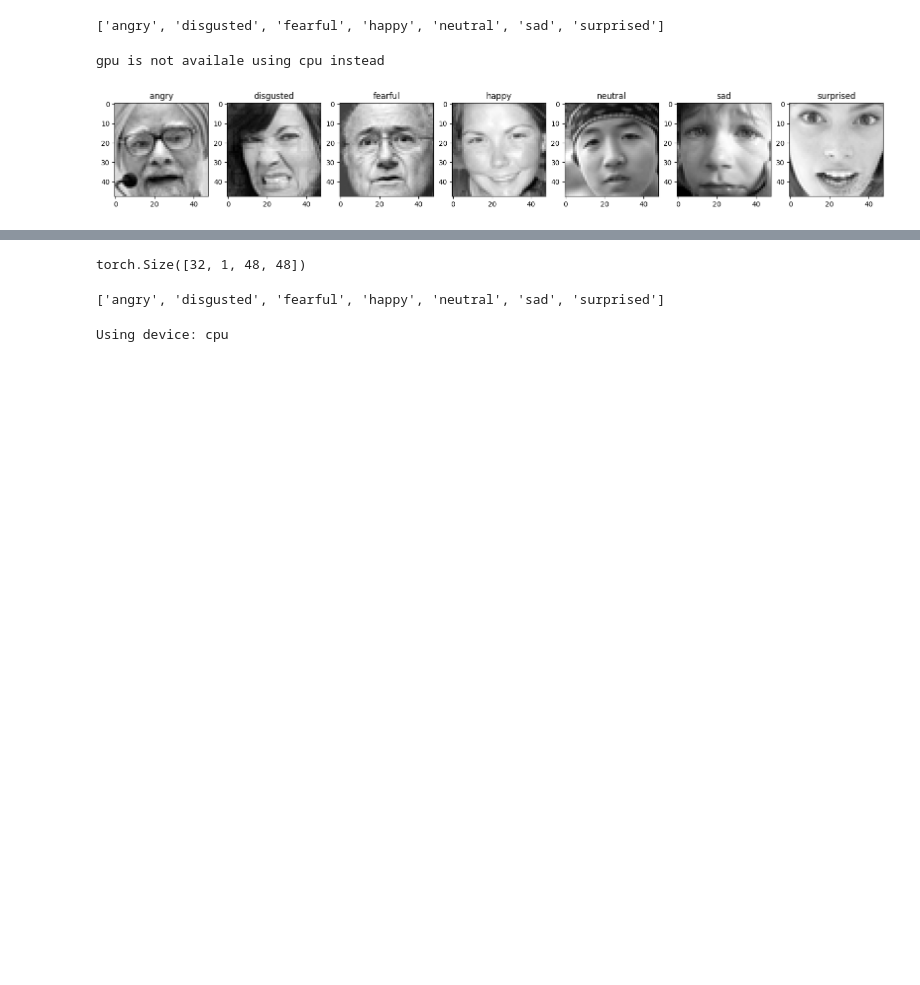
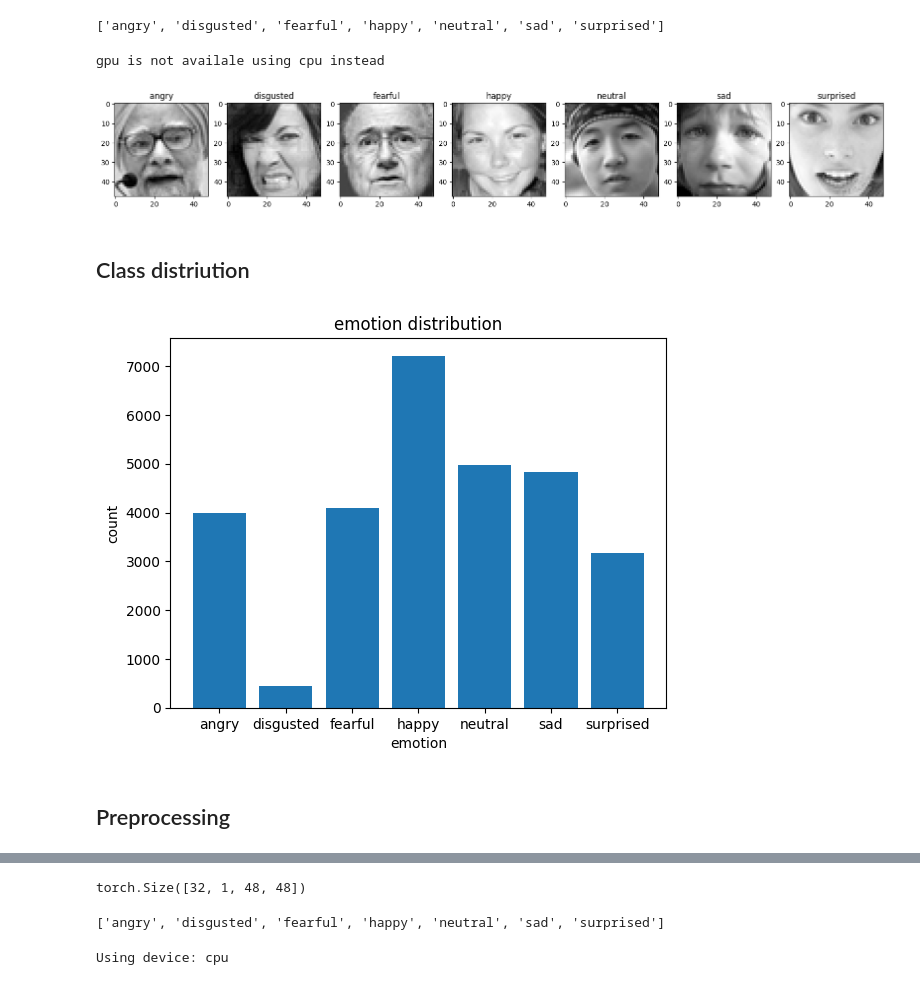
Before and after one commit to meli20002/real-time-emotion-detection-with-cnn, a Jupyter notebook: CNN_for_emotion_detection.ipynb, the cells around one changed output, grey strips where cells are left out. Cells and saved outputs as stored; diff of their text form; code cells hidden in the pictures; blank space fills up the shorter version.

```diff
--- a/CNN_for_emotion_detection.ipynb
+++ b/CNN_for_emotion_detection.ipynb
@@ -63,6 +63,27 @@ for i in range (len(target_var)):
 plt.show()
 # %% [output]
 [figure]
+# %% [markdown]
+## Class distriution
+# %%
+lables=[]
+counts=[]
+
+for folder in os.listdir(train_dir):
+    folder_path=os.path.join(train_dir,folder)
+    if os.path.isdir(folder_path):
+        lables.append(folder)
+        counts.append(len(os.listdir(folder_path)))
+# %%
+plt.bar(lables,counts)
+plt.xlabel('emotion')
+plt.ylabel('count')
+plt.title('emotion distribution')
+plt.show()
+# %% [output]
+[figure, added]
+# %% [markdown]
+## Preprocessing
 # %%
 def get_mean_std(loader):
     channels_sum,channels_ss, num_batches =0, 0 ,0
```
Also changed, not shown: parts of 7 cells of this notebook, 3 other files.
